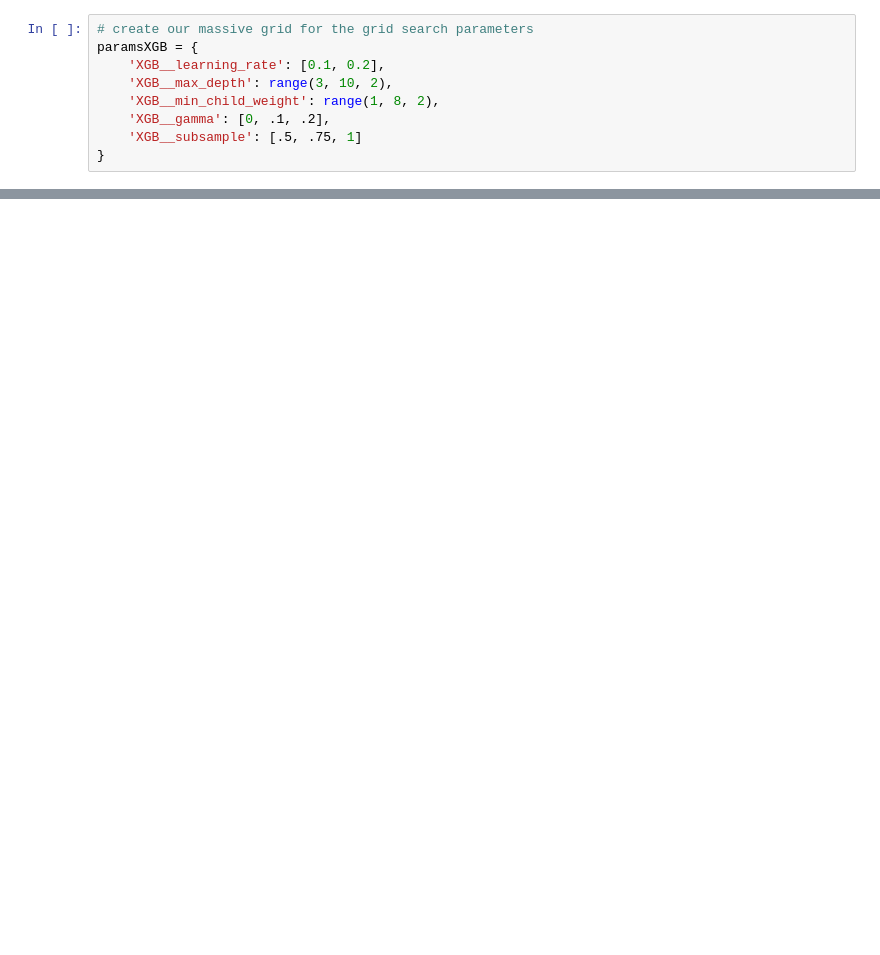
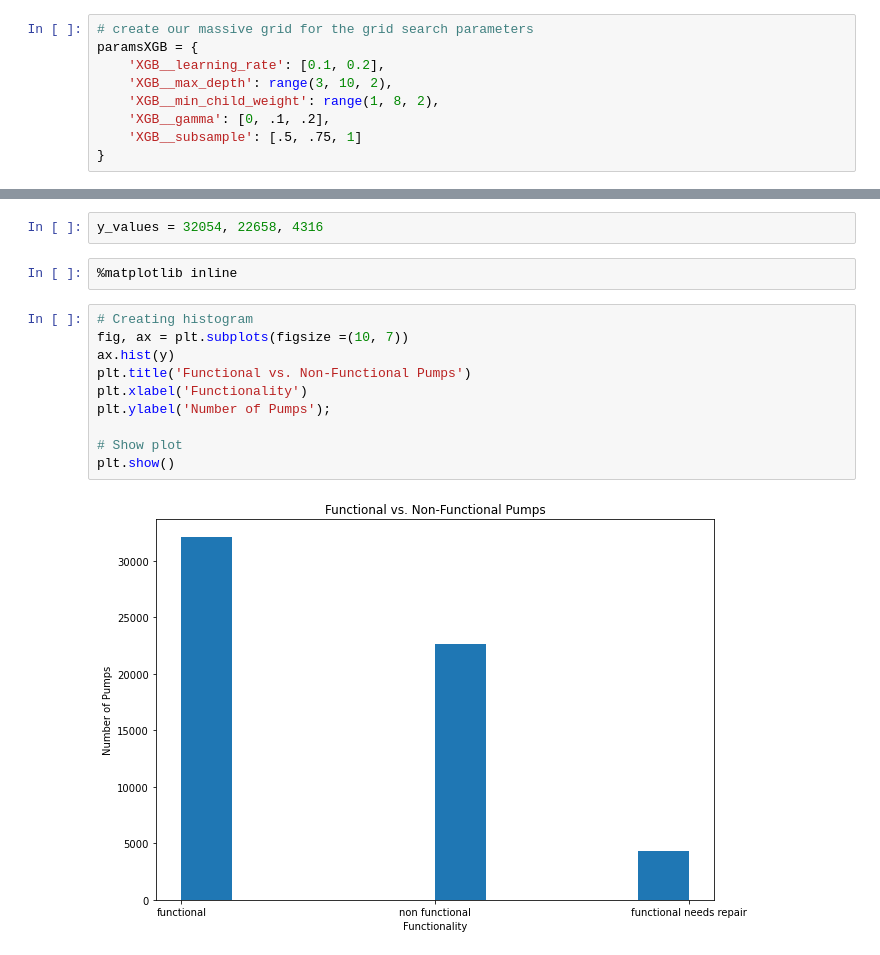
Before and after one commit to learn-co-curriculum/dsc-phase-3-project-v2-3, a Jupyter notebook: modeling_notebook.ipynb, the cells around one changed output, grey strips where cells are left out. Saved outputs shown, nothing was run; the diff lists cells and outputs as text; blank space fills up the shorter version.

```diff
--- a/modeling_notebook.ipynb
+++ b/modeling_notebook.ipynb
@@ -575,0 +992,16 @@ y_train.shape
+# %%
+y_values = 32054, 22658, 4316
+# %%
+%matplotlib inline
+# %%
+# Creating histogram
+fig, ax = plt.subplots(figsize =(10, 7))
+ax.hist(y)
+plt.title('Functional vs. Non-Functional Pumps')
+plt.xlabel('Functionality')
+plt.ylabel('Number of Pumps');
+
+# Show plot
+plt.show()
+# %% [output]
+[figure, added]
```
Also changed, not shown: parts of 87 cells of this notebook, 1 other file.
